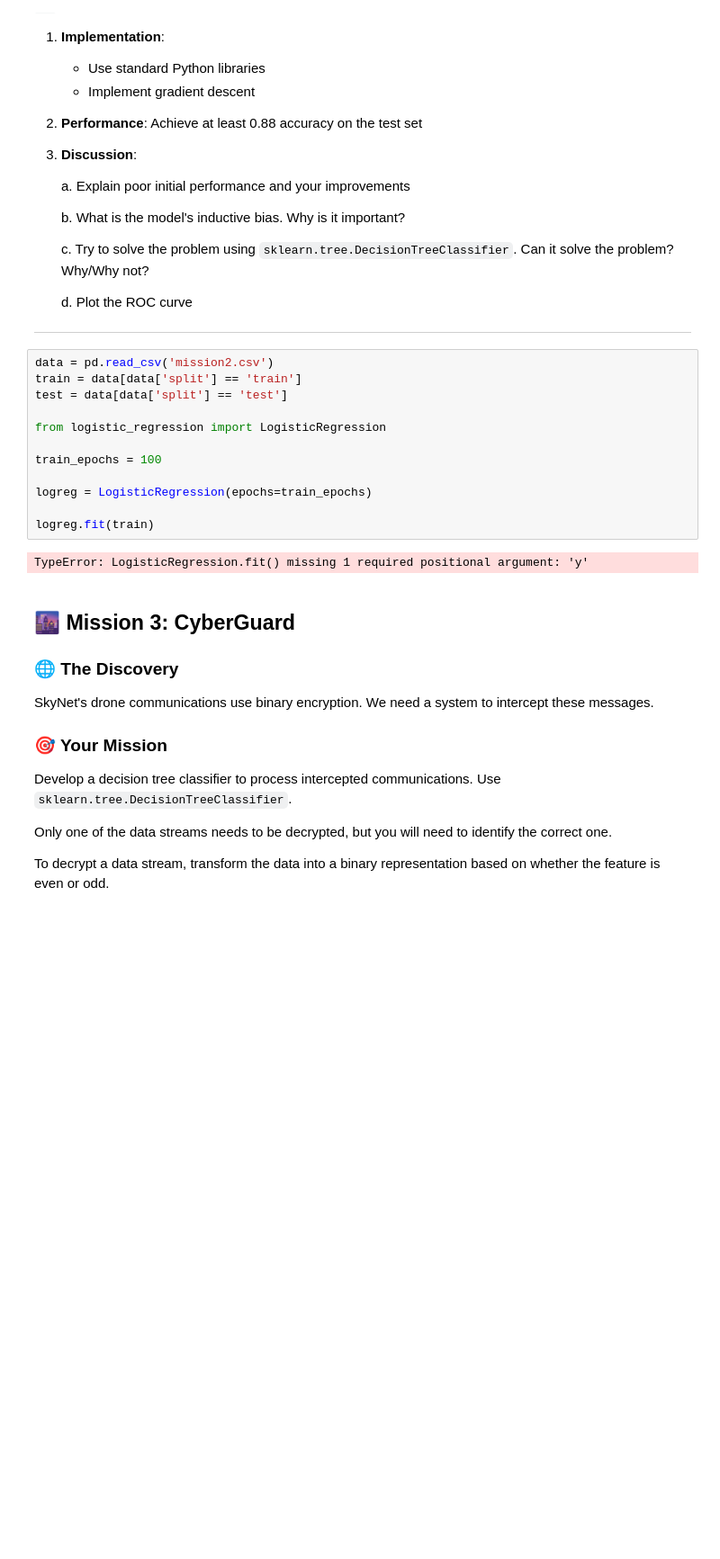
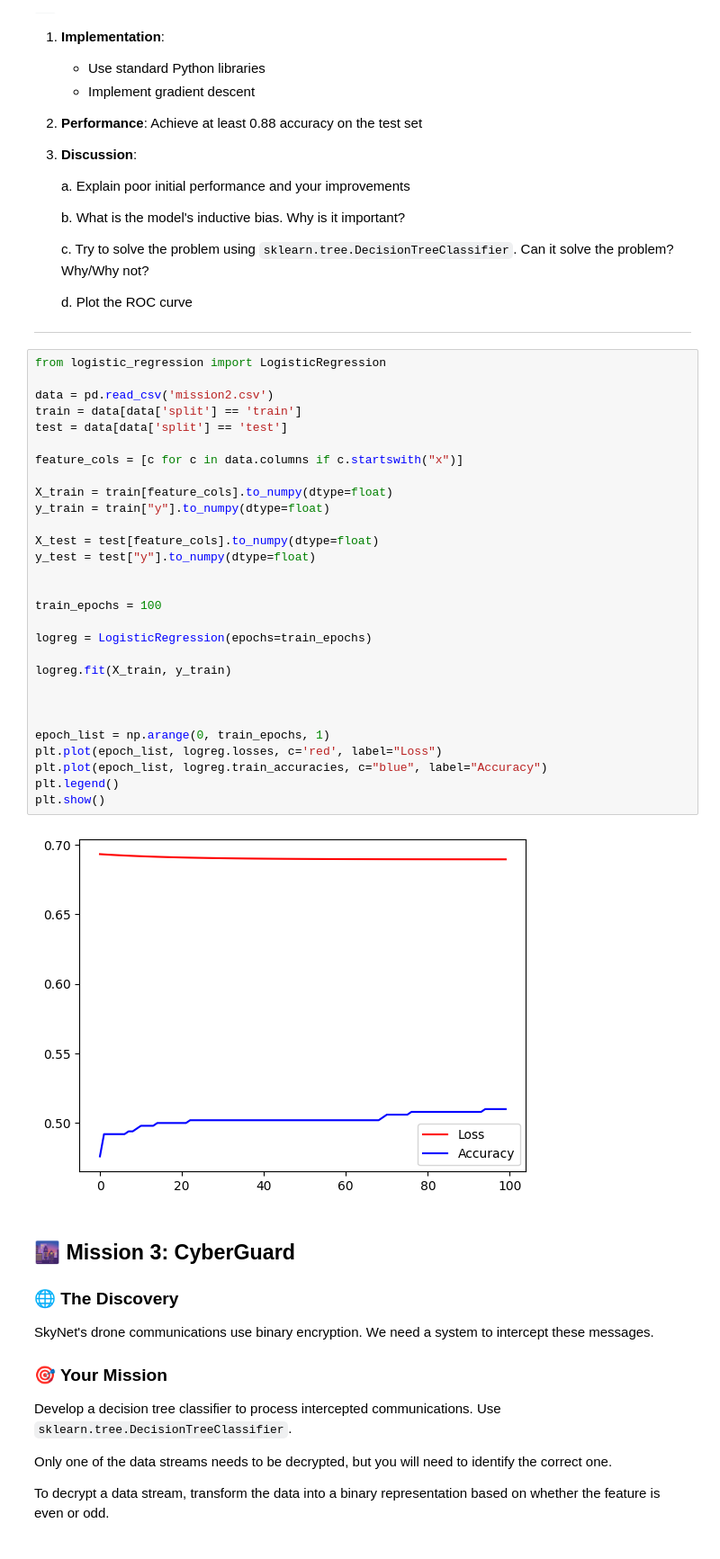
Before and after one commit to kaamyashinde/supervised-learning, a Jupyter notebook: Chapter_1.ipynb, the cells around one changed output. Shown: that part at 90% size. Saved outputs shown, nothing was run; the diff lists cells and outputs as text; blank space fills up the shorter version.

Commit message:
plot loss and accuracy

```diff
--- a/Chapter_1.ipynb
+++ b/Chapter_1.ipynb
@@ -134,20 +134,37 @@ We've intercepted two types of signals that may determine SkyNet's next moves.
    d. Plot the ROC curve
 
 ---
-# %%
-data = pd.read_csv('mission2.csv')
-train = data[data['split'] == 'train']
-test = data[data['split'] == 'test']
-
-from logistic_regression import LogisticRegression
-
-train_epochs = 100
-
-logreg = LogisticRegression(epochs=train_epochs)
-
-logreg.fit(train)
-# %% [output]
-TypeError: LogisticRegression.fit() missing 1 required positional argument: 'y'
+# %%
+from logistic_regression import LogisticRegression
+
+data = pd.read_csv('mission2.csv')
+train = data[data['split'] == 'train']
+test = data[data['split'] == 'test']
+
+feature_cols = [c for c in data.columns if c.startswith("x")]
+
+X_train = train[feature_cols].to_numpy(dtype=float)
+y_train = train["y"].to_numpy(dtype=float)
+
+X_test = test[feature_cols].to_numpy(dtype=float)
+y_test = test["y"].to_numpy(dtype=float)
+
+
+train_epochs = 100
+
+logreg = LogisticRegression(epochs=train_epochs)
+
+logreg.fit(X_train, y_train)
+
+
+
+epoch_list = np.arange(0, train_epochs, 1)
+plt.plot(epoch_list, logreg.losses, c='red', label="Loss")
+plt.plot(epoch_list, logreg.train_accuracies, c="blue", label="Accuracy")
+plt.legend()
+plt.show()
+# %% [output]
+[figure, added]
 # %% [markdown]
 ## 🌆 Mission 3: CyberGuard
 
```
